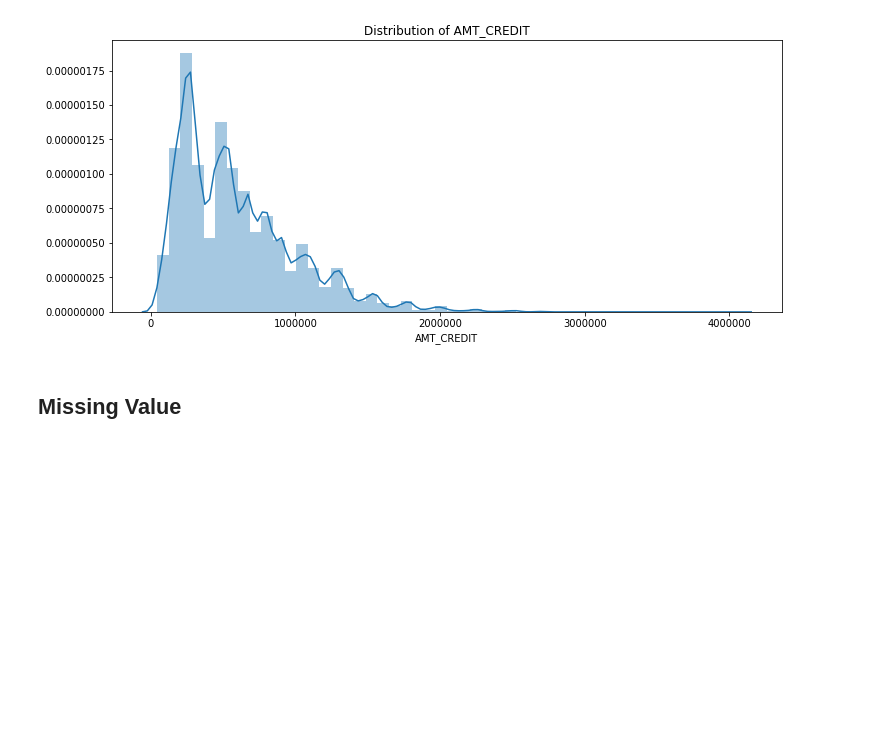
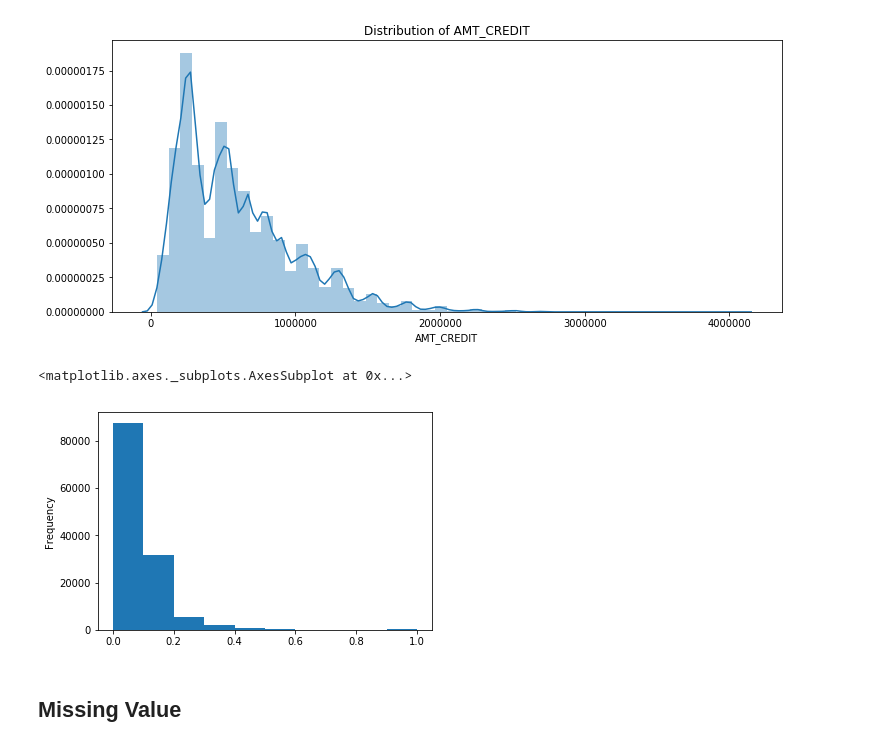
Before and after one commit to cy1355nz/DSGA3001-FinalProject, a Jupyter notebook: leo/draft.ipynb, the cells around one changed output. Saved outputs shown, nothing was run; the diff lists cells and outputs as text; code cells hidden in the pictures; blank space fills up the shorter version.

```diff
--- a/leo/draft.ipynb
+++ b/leo/draft.ipynb
@@ -69,6 +69,11 @@ plt.title("Distribution of AMT_CREDIT")
 ax = sns.distplot(train["AMT_CREDIT"])
 # %% [output]
 [figure]
+# %%
+train['BASEMENTAREA_MODE'].plot.hist()
+# %% [output]
+<matplotlib.axes._subplots.AxesSubplot at 0x...>
+[figure, added]
 # %% [markdown]
 ## Missing Value
 # %%
```
Also changed, not shown: parts of 2 cells of this notebook.
